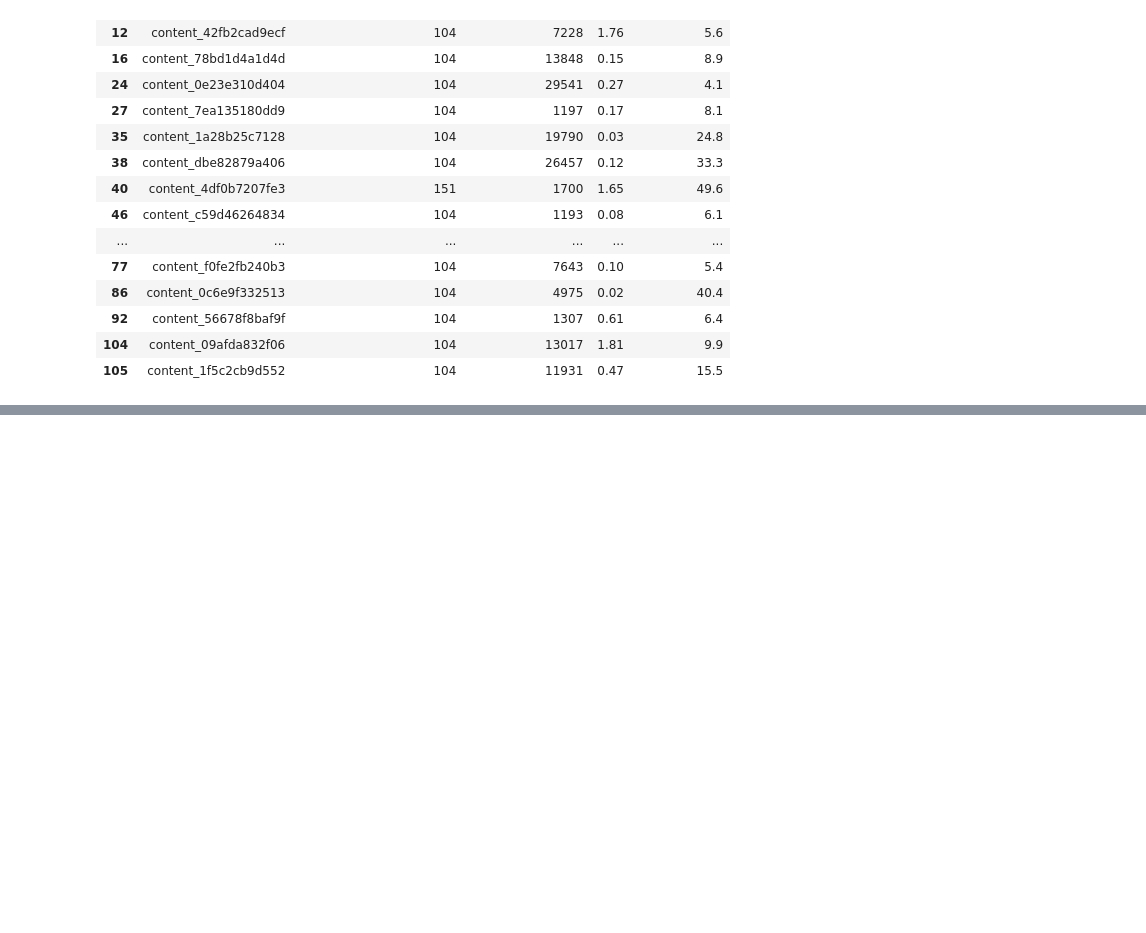
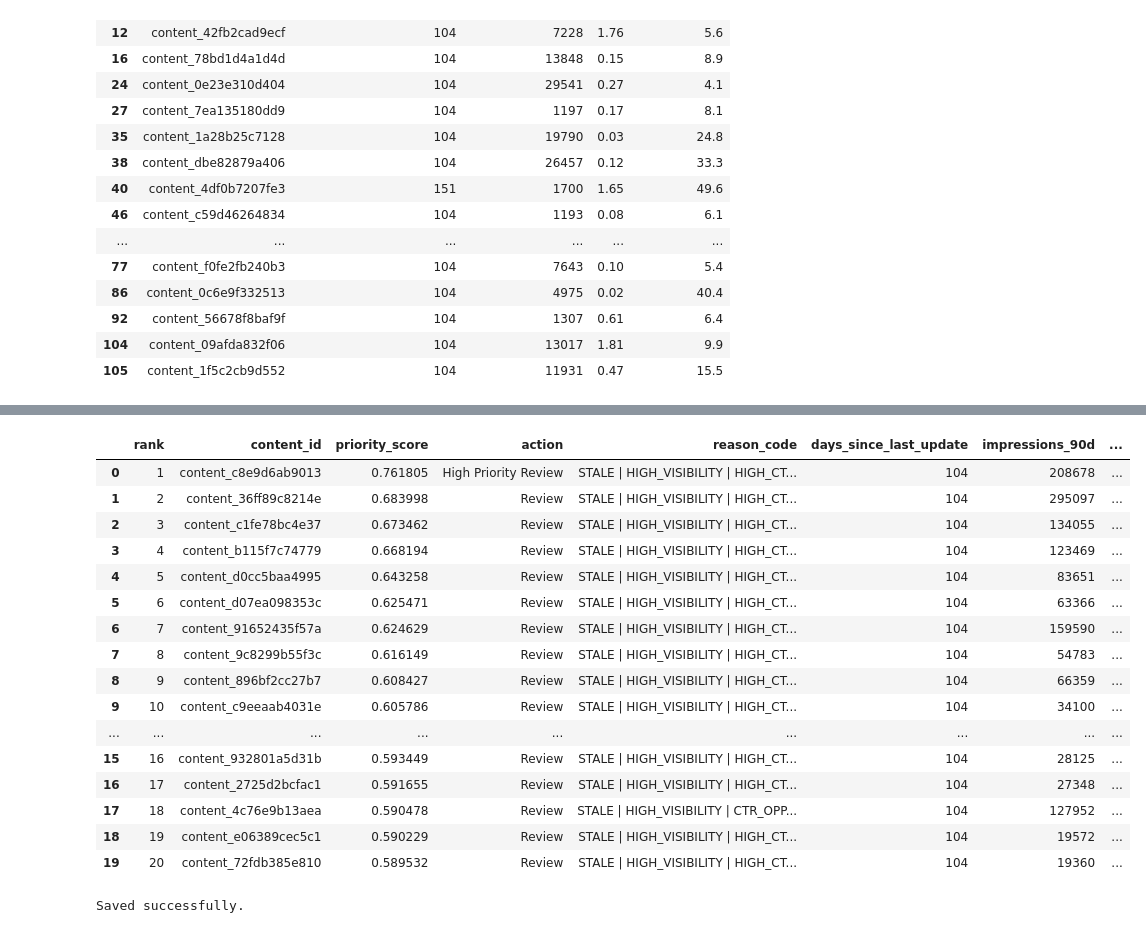
Before and after one commit to SAJLENDRAPANDEY/flyrank-ml-internship-starter, a Jupyter notebook: notebooks/capstone_content_refresh.ipynb, the cells around one changed output, grey strips where cells are left out. Saved outputs shown, nothing was run; the diff lists cells and outputs as text; code cells hidden in the pictures; blank space fills up the shorter version.

```diff
--- a/notebooks/capstone_content_refresh.ipynb
+++ b/notebooks/capstone_content_refresh.ipynb
@@ -417,0 +727,26 @@ Old + above-median visibility: 5992
+# %%
+def get_action(score):
+
+    if score >= 0.70:
+        return "High Priority Review"
+
+    elif score >= 0.45:
+        return "Review"
+
+    else:
+        return "Monitor"
+
+
+ranked["action"] = ranked["priority_score"].apply(
+    get_action
+)
+
+ranked.head(20)[
+    [
+        "rank",
+        "content_id",
+        "priority_score",
+        "reason_code",
+        "action"
+    ]
+]
@@ -417,0 +771,49 @@ Old + above-median visibility: 5992
+# %%
+top20 = ranked.head(20).copy()
+
+top20[
+    [
+        "rank",
+        "content_id",
+        "priority_score",
+        "action",
+        "reason_code",
+        "days_since_last_update",
+        "impressions_90d",
+        "users_90d",
+        "ctr",
+        "avg_position",
+        "ctr_gap"
+    ]
+]
+# %% [output]
+|  | rank | content_id | priority_score | action | reason_code | days_since_last_update | impressions_90d | ... |
+| 0 | 1 | content_c8e9d6ab9013 | 0.761805 | High Priority Review | STALE | HIGH_VISIBILITY | HIGH_CT... | 104 | 208678 | ... |
+| 1 | 2 | content_36ff89c8214e | 0.683998 | Review | STALE | HIGH_VISIBILITY | HIGH_CT... | 104 | 295097 | ... |
+| 2 | 3 | content_c1fe78bc4e37 | 0.673462 | Review | STALE | HIGH_VISIBILITY | HIGH_CT... | 104 | 134055 | ... |
+| 3 | 4 | content_b115f7c74779 | 0.668194 | Review | STALE | HIGH_VISIBILITY | HIGH_CT... | 104 | 123469 | ... |
+| 4 | 5 | content_d0cc5baa4995 | 0.643258 | Review | STALE | HIGH_VISIBILITY | HIGH_CT... | 104 | 83651 | ... |
+| 5 | 6 | content_d07ea098353c | 0.625471 | Review | STALE | HIGH_VISIBILITY | HIGH_CT... | 104 | 63366 | ... |
+| 6 | 7 | content_91652435f57a | 0.624629 | Review | STALE | HIGH_VISIBILITY | HIGH_CT... | 104 | 159590 | ... |
+| 7 | 8 | content_9c8299b55f3c | 0.616149 | Review | STALE | HIGH_VISIBILITY | HIGH_CT... | 104 | 54783 | ... |
+| 8 | 9 | content_896bf2cc27b7 | 0.608427 | Review | STALE | HIGH_VISIBILITY | HIGH_CT... | 104 | 66359 | ... |
+| 9 | 10 | content_c9eeaab4031e | 0.605786 | Review | STALE | HIGH_VISIBILITY | HIGH_CT... | 104 | 34100 | ... |
+| ... | ... | ... | ... | ... | ... | ... | ... | ... |
+| 15 | 16 | content_932801a5d31b | 0.593449 | Review | STALE | HIGH_VISIBILITY | HIGH_CT... | 104 | 28125 | ... |
+| 16 | 17 | content_2725d2bcfac1 | 0.591655 | Review | STALE | HIGH_VISIBILITY | HIGH_CT... | 104 | 27348 | ... |
+| 17 | 18 | content_4c76e9b13aea | 0.590478 | Review | STALE | HIGH_VISIBILITY | CTR_OPP... | 104 | 127952 | ... |
+| 18 | 19 | content_e06389cec5c1 | 0.590229 | Review | STALE | HIGH_VISIBILITY | HIGH_CT... | 104 | 19572 | ... |
+| 19 | 20 | content_72fdb385e810 | 0.589532 | Review | STALE | HIGH_VISIBILITY | HIGH_CT... | 104 | 19360 | ... |
+# %%
+import os
+
+os.makedirs("work/outputs", exist_ok=True)
+
+ranked.to_csv(
+    "work/outputs/baseline_action_score.csv",
+    index=False
+)
+
+print("Saved successfully.")
+# %% [output]
+Saved successfully.
```
Also changed, not shown: parts of 106 cells of this notebook.
